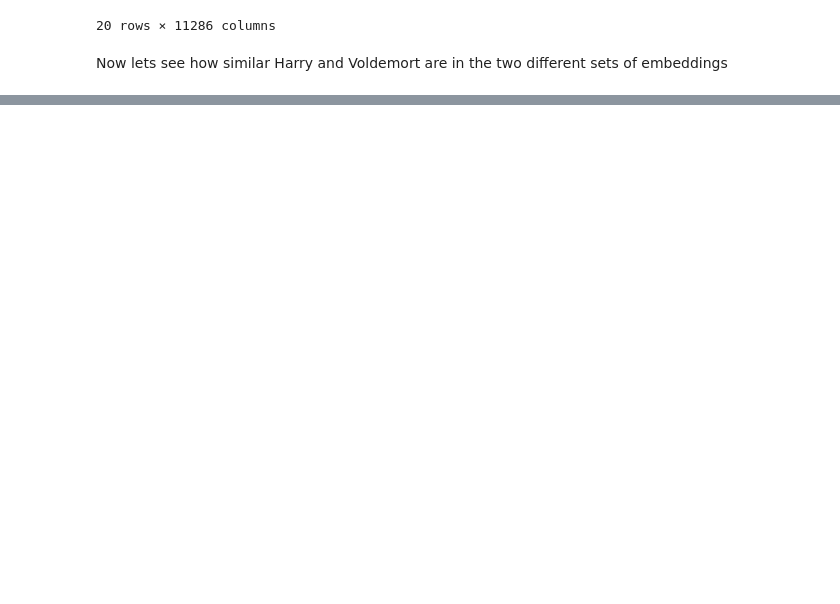
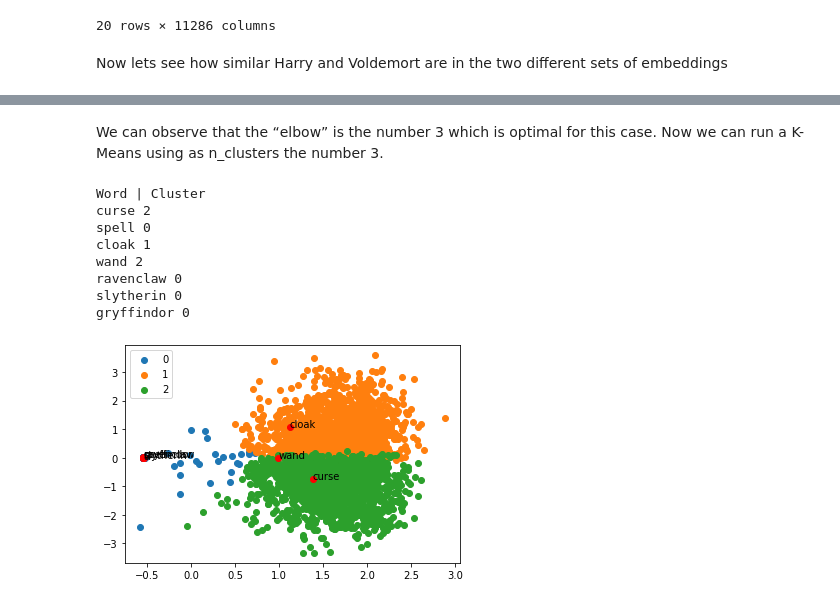
Before and after one commit to sbrenner132/modified-word2vec, a Jupyter notebook: results_analysis.ipynb, the cells around one changed output, grey strips where cells are left out. Drawn from its saved outputs; the diff is of its cells as text; code cells hidden in the pictures; blank space fills up the shorter version.

```diff
--- a/results_analysis.ipynb
+++ b/results_analysis.ipynb
@@ -169,0 +195,62 @@ scatter_labels(dimensional_reduced[:,0], dimensional_reduced[:,1], all_words, "W
+# %% [markdown]
+We can observe that the “elbow” is the number 3 which is optimal for this case. Now we can run a K-Means using as n_clusters the number 3.
+# %%
+from sklearn.decomposition import PCA
+from sklearn.cluster import KMeans
+import numpy as np
+
+#final = df_final_embeddings_random
+final = df_final_embeddings_co_oc
+
+keys = final.keys().to_numpy()
+data = final.T.to_numpy()
+
+pca = PCA(n_components=3)
+principalComponents = pca.fit_transform(data)
+principalDf = pd.DataFrame(data = principalComponents
+             , columns = ['principal component 1', 'principal component 2','principal component 3'])
+df=principalDf[['principal component 1','principal component 2','principal component 3']].to_numpy()
+
+#Initialize the class object
+kmeans = KMeans(n_clusters= 3)
+
+#predict the labels of clusters.
+label = kmeans.fit_predict(df)
+
+#Getting unique labels
+u_labels = np.unique(label)
+
+#plotting the results:
+for i in u_labels:
+        plt.scatter(df[label == i , 0] , df[label == i , 1] , label = i)
+
+#wizardstufflist = ["curse", "spell", "cloak", "wand", "ravenclaw", "slytherin", "gryffindor"]
+#wizardslist = ["harry", "ron", "hermione", "neville", "voldemort", "malfoy", "snape", "dumbledore", "weasley", "potter", "mcgonagall"]
+
+names = ["curse", "spell", "cloak", "wand", "ravenclaw", "slytherin", "gryffindor"]
+
+#Get indices list of names
+names_index = [np.where(keys == n)[0][0] for n in names]
+
+print("Word |","Cluster")
+for n in names:
+    print(n, label[np.where(keys == n)[0][0]])
+
+#plotting the results:
+count = 0
+for i in range(len(names_index)):
+        plt.scatter(df[names_index[i], 0] , df[names_index[i], 1], color= 'red')
+        plt.annotate(names [i] , (df[names_index[i], 0] , df[names_index[i], 1]))
+
+plt.legend()
+plt.show()
+# %% [output]
+Word | Cluster
+curse 2
+spell 0
+cloak 1
+wand 2
+ravenclaw 0
+slytherin 0
+gryffindor 0
+[figure, added]
```
Also changed, not shown: parts of 8 cells of this notebook.
